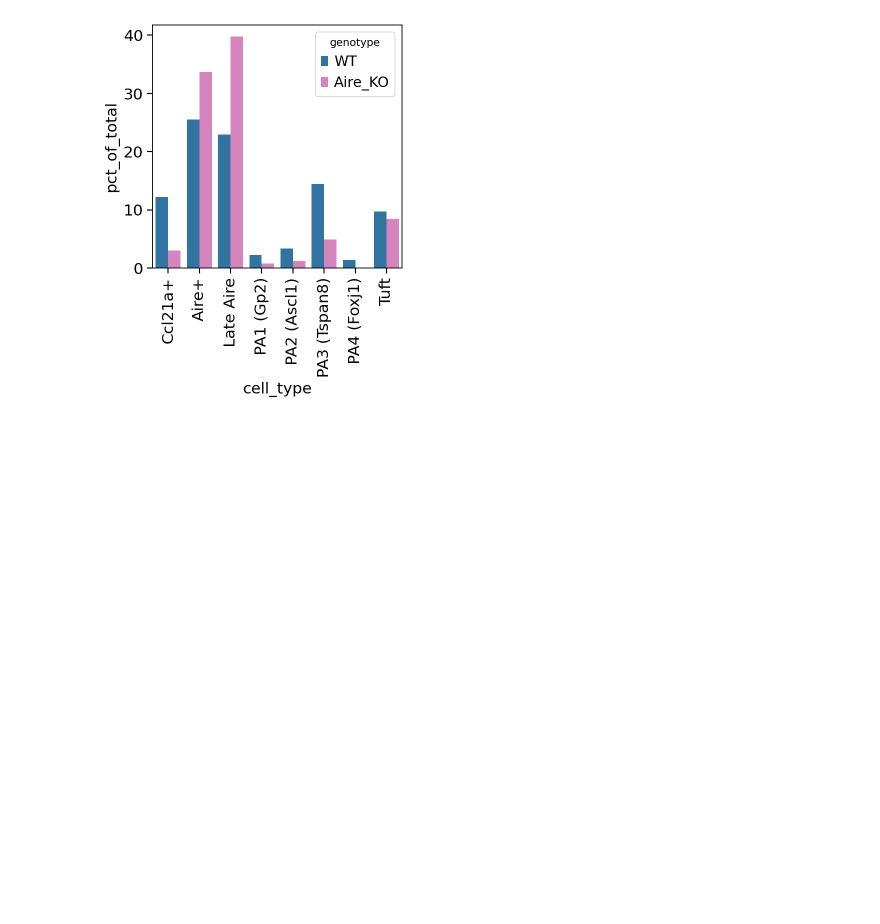
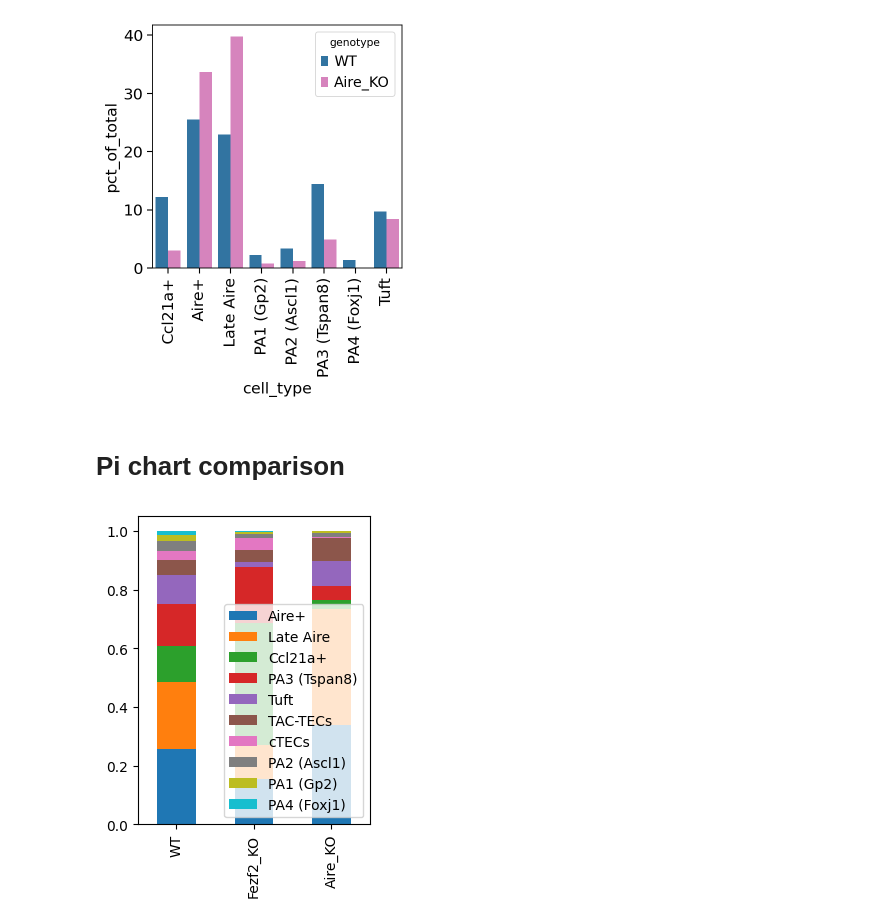
Before and after one commit to j-germino/M-cells, a Jupyter notebook: code/WT_AireKO_Fezf2_thymus/cell_type_abundances.ipynb, the cells around one changed output. Cells and saved outputs as stored; diff of their text form; code cells hidden in the pictures; blank space fills up the shorter version.

```diff
--- a/code/WT_AireKO_Fezf2_thymus/cell_type_abundances.ipynb
+++ b/code/WT_AireKO_Fezf2_thymus/cell_type_abundances.ipynb
@@ -203,3 +238,28 @@ cluster_abundance_plot(
 )
 # %% [output]
 [figure]
+# %% [markdown]
+# Pi chart comparison
+# %%
+adata.obs["merged_cell_type"] = adata.obs.cell_type.copy()
+adata.obs.merged_cell_type = adata.obs.merged_cell_type.replace({
+    "PA1 (Gp2)": "Post Aire",
+    "PA2 (Ascl1)": "Post Aire",
+    "PA3 (Tspan8)": "Post Aire",
+    "PA4 (Foxj1)": "Post Aire"
+})
+# %%
+genotypeCellTypeCounts = {}
+for genotype in adata.obs.genotype.unique():
+    genotypeData = adata[adata.obs.genotype == genotype]
+    cellTypeCounts = genotypeData.obs.cell_type.value_counts()
+    genotypeCellTypeCounts[genotype] = cellTypeCounts
+genotypeCellTypeCounts = pd.DataFrame(genotypeCellTypeCounts)
+# %%
+genotypeCellTypeCounts = genotypeCellTypeCounts/genotypeCellTypeCounts.sum()
+# %%
+genotypeCellTypeCounts.T.plot(kind="bar", stacked=True, figsize=(3,4))
+plt.savefig("../../analysis/Paper figs/3 (M cells)/3A_cell_type_proportion.pdf", bbox_inches="tight", dpi=300)
+plt.show()
+# %% [output]
+[figure, added]
```
Also changed, not shown: parts of 3 cells of this notebook, 53 other files.
